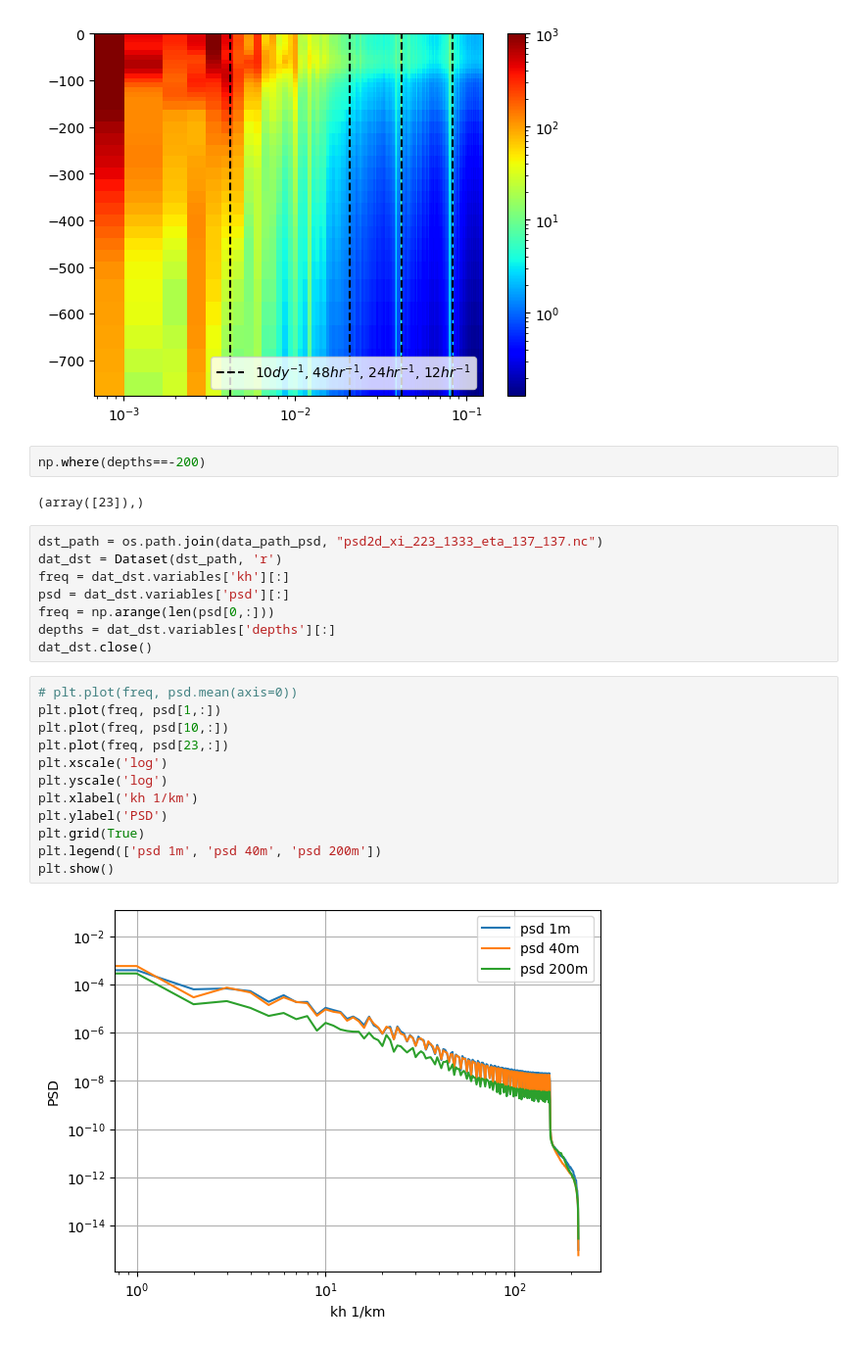
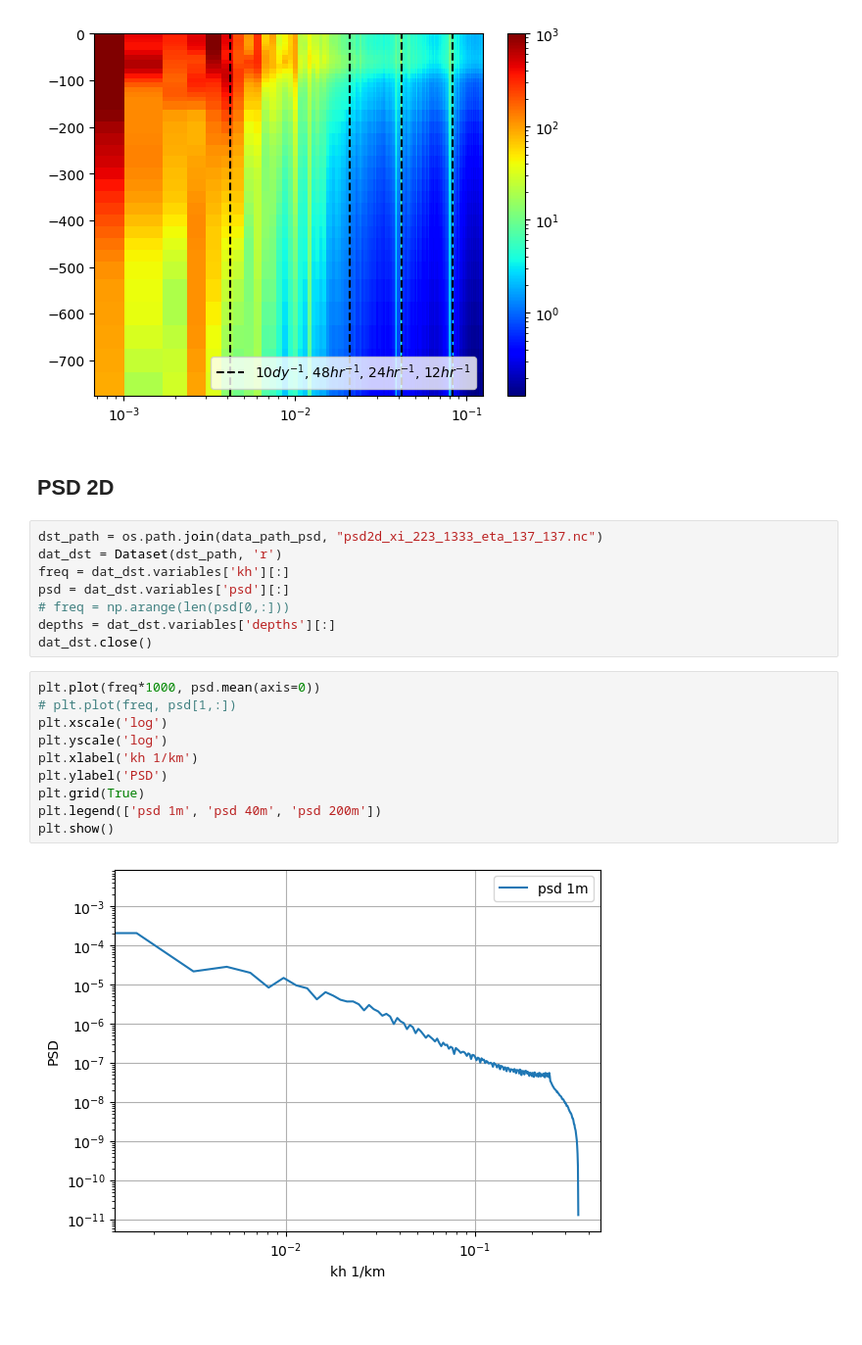
Before and after one commit to michuly/MOTIVE, a Jupyter notebook: Model_plots/psd_1d.ipynb, the cells around one changed output. Shown at 98% size. Drawn from its saved outputs; the diff is of its cells as text; blank space fills up the shorter version.

```diff
--- a/Model_plots/psd_1d.ipynb
+++ b/Model_plots/psd_1d.ipynb
@@ -52,30 +51,26 @@ plt.show()
 # %% [output]
 (41, 186) (41,) (186,)
 [figure]
-# %%
-np.where(depths==-200)
-# %% [output]
-(array([23]),)
+# %% [markdown]
+## PSD 2D
 # %%
 dst_path = os.path.join(data_path_psd, "psd2d_xi_223_1333_eta_137_137.nc")
 dat_dst = Dataset(dst_path, 'r')
 freq = dat_dst.variables['kh'][:]
 psd = dat_dst.variables['psd'][:]
-freq = np.arange(len(psd[0,:]))
+# freq = np.arange(len(psd[0,:]))
 depths = dat_dst.variables['depths'][:]
 dat_dst.close()
 # %%
-# plt.plot(freq, psd.mean(axis=0))
-plt.plot(freq, psd[1,:])
-plt.plot(freq, psd[10,:])
-plt.plot(freq, psd[23,:])
+plt.plot(freq*1000, psd.mean(axis=0))
+# plt.plot(freq, psd[1,:])
 plt.xscale('log')
 plt.yscale('log')
 plt.xlabel('kh 1/km')
 plt.ylabel('PSD')
 plt.grid(True)
 plt.legend(['psd 1m', 'psd 40m', 'psd 200m'])
 plt.show()
 # %% [output]
-[figure, old version]
+[figure, new version]
 # %%
```
Also changed, not shown: parts of 6 cells of this notebook, 4 other files.
